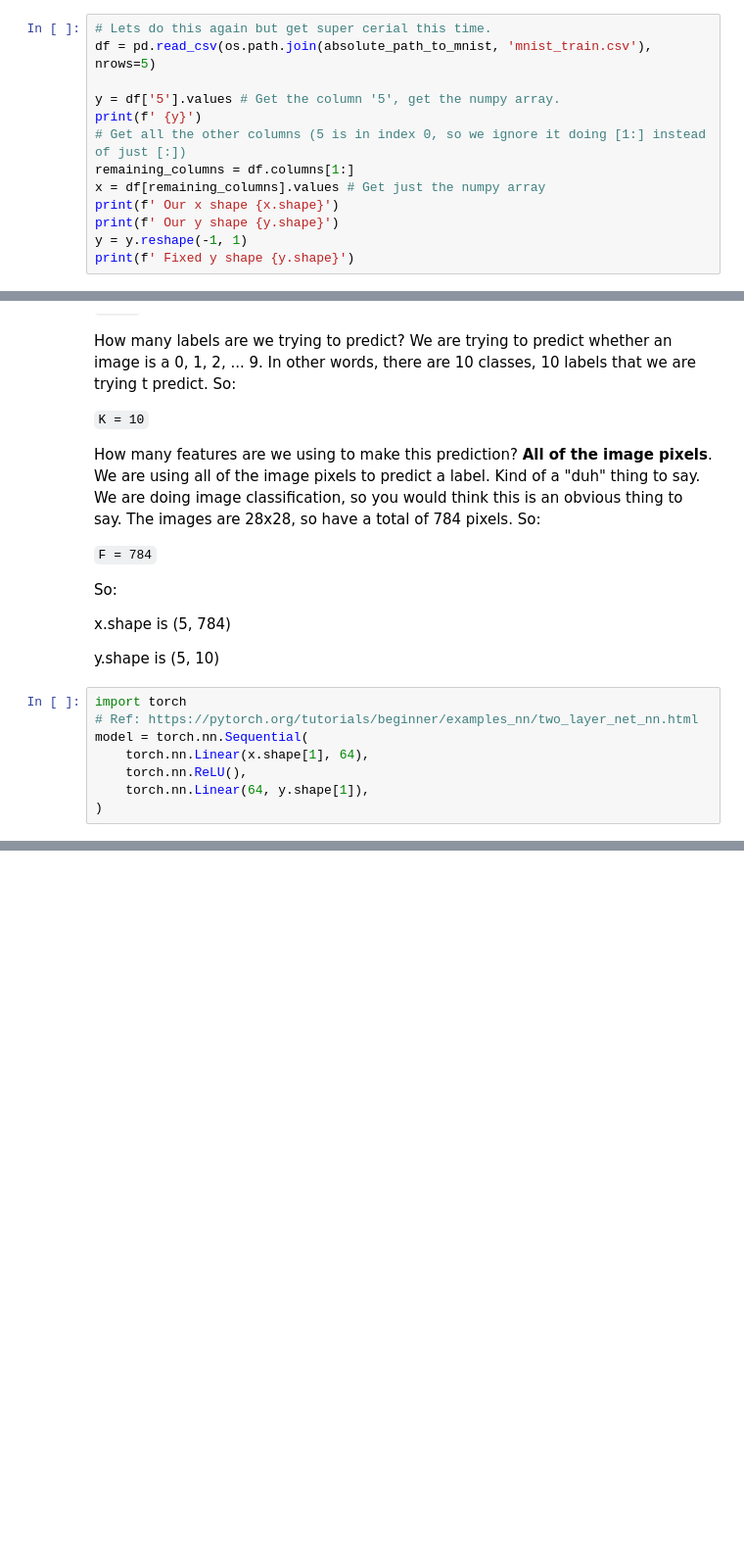
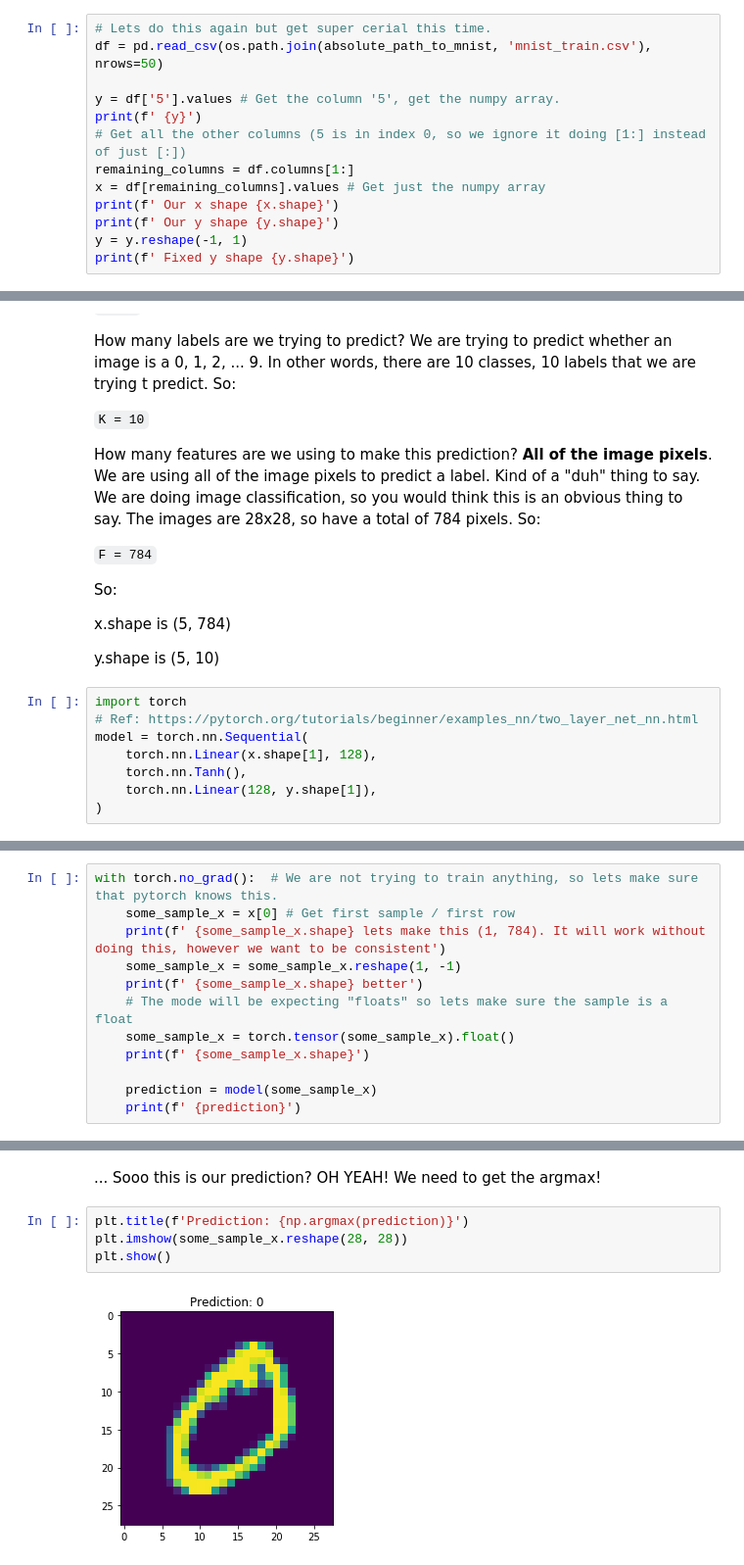
Before and after one commit to josiahls/PyTorchTensorflowImageML, a Jupyter notebook: pytorch_tensorflow_image_ml/notebooks/pytorch_analysis.ipynb, the cells around one changed output, grey strips where cells are left out. Shown: that part at 98% size. Cells and saved outputs as stored; diff of their text form; blank space fills up the shorter version.

```diff
--- a/pytorch_tensorflow_image_ml/notebooks/pytorch_analysis.ipynb
+++ b/pytorch_tensorflow_image_ml/notebooks/pytorch_analysis.ipynb
@@ -245,7 +248,7 @@ print(f' {numpy_array[np.newaxis, :].shape} says the same also. We add a new axi
 We have said a lot, but lets more formally set up our *x* and *y*.
 # %%
 # Lets do this again but get super cerial this time.
-df = pd.read_csv(os.path.join(absolute_path_to_mnist, 'mnist_train.csv'), nrows=5)
+df = pd.read_csv(os.path.join(absolute_path_to_mnist, 'mnist_train.csv'), nrows=50)
 
 y = df['5'].values # Get the column '5', get the numpy array.
 print(f' {y}')
@@ -329,9 +333,9 @@ y.shape is (5, 10)
 import torch
 # Ref: https://pytorch.org/tutorials/beginner/examples_nn/two_layer_net_nn.html
 model = torch.nn.Sequential(
-    torch.nn.Linear(x.shape[1], 64),
-    torch.nn.ReLU(),
-    torch.nn.Linear(64, y.shape[1]),
+    torch.nn.Linear(x.shape[1], 128),
+    torch.nn.Tanh(),
+    torch.nn.Linear(128, y.shape[1]),
 )
 # %% [markdown]
 Boom! We have our neural net. Super easy with using the pytorch library (torch). It is great that we organized our samples above. This means that we want a model that does:
@@ -435,0 +495,12 @@ for t in range(epochs):
+# %%
+with torch.no_grad():  # We are not trying to train anything, so lets make sure that pytorch knows this.
+    some_sample_x = x[0] # Get first sample / first row
+    print(f' {some_sample_x.shape} lets make this (1, 784). It will work without doing this, however we want to be consistent')
+    some_sample_x = some_sample_x.reshape(1, -1)
+    print(f' {some_sample_x.shape} better')
+    # The mode will be expecting "floats" so lets make sure the sample is a float
+    some_sample_x = torch.tensor(some_sample_x).float()
+    print(f' {some_sample_x.shape}')
+
+    prediction = model(some_sample_x)
+    print(f' {prediction}')
@@ -435,0 +513,8 @@ for t in range(epochs):
+# %% [markdown]
+... Sooo this is our prediction? OH YEAH! We need to get the argmax!
+# %%
+plt.title(f'Prediction: {np.argmax(prediction)}')
+plt.imshow(some_sample_x.reshape(28, 28))
+plt.show()
+# %% [output]
+[figure, added]
```
Also changed, not shown: parts of 14 cells of this notebook.
